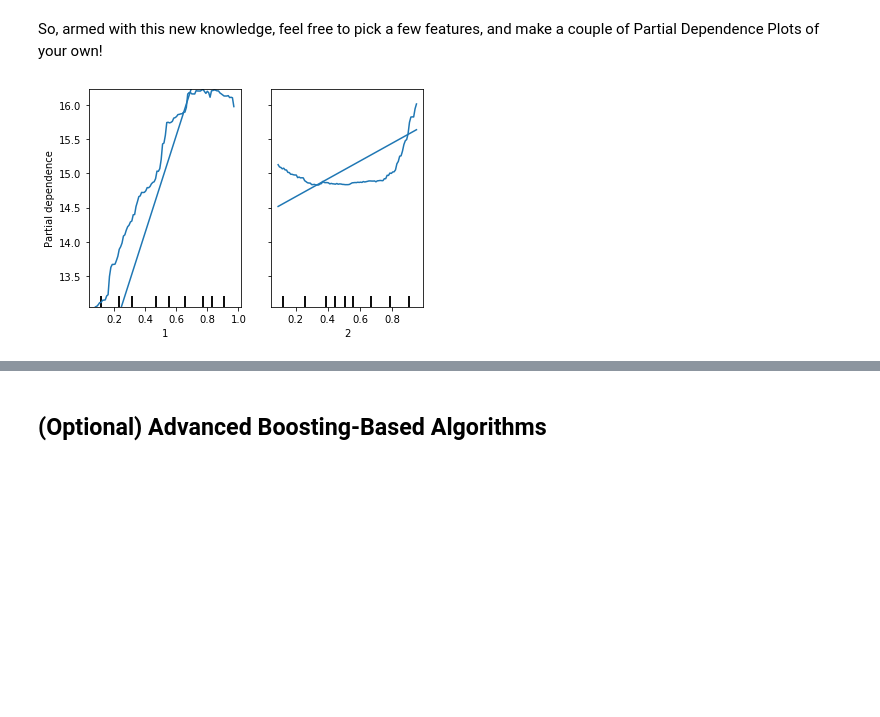
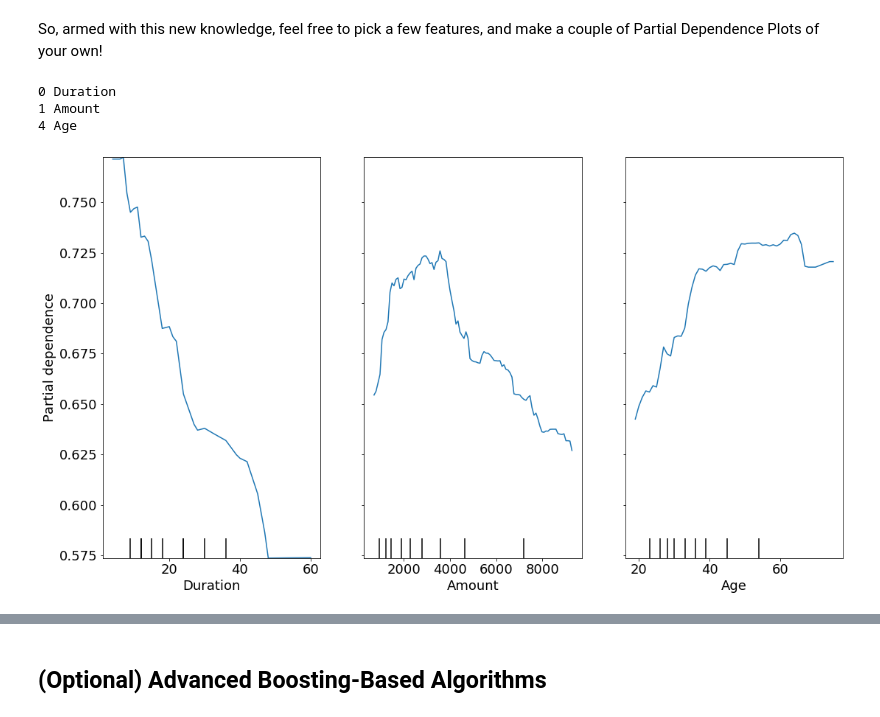
Before and after one commit to ryanjmccall/mec-mini-projects, a Jupyter notebook: mec-13.5.1-tree-based-algorithms-mini-project/Mini_Project_Tree-Based_Algorithms.ipynb, the cells around one changed output, grey strips where cells are left out. Drawn from its saved outputs; the diff is of its cells as text; code cells hidden in the pictures; blank space fills up the shorter version.

```diff
--- a/mec-13.5.1-tree-based-algorithms-mini-project/Mini_Project_Tree-Based_Algorithms.ipynb
+++ b/mec-13.5.1-tree-based-algorithms-mini-project/Mini_Project_Tree-Based_Algorithms.ipynb
@@ -354,17 +333,17 @@ ERROR: Cannot uninstall matplotlib 3.4.3, RECORD file not found. You might be ab
 While we encourage you to read the documentation for the package (and reading package documentation in general is a good habit to develop), the authors of the package have also written an excellent blog post on how to use it, showing examples on different algorithms from scikit-learn (the Random Forests example is towards the end of the blog post): https://briangriner.github.io/Partial_Dependence_Plots_presentation-BrianGriner-PrincetonPublicLibrary-4.14.18-updated-4.22.18.html
 # %% [markdown]
 So, armed with this new knowledge, feel free to pick a few features, and make a couple of Partial Dependence Plots of your own!
-# %%
-from sklearn.inspection import plot_partial_dependence
-from sklearn.datasets import make_friedman1
-from sklearn.linear_model import LinearRegression
-from sklearn.ensemble import RandomForestRegressor
-X, y = make_friedman1()
-est1 = LinearRegression().fit(X, y)
-est2 = RandomForestRegressor().fit(X, y)
-disp1 = plot_partial_dependence(est1, X,
-                                 [1, 2])
-disp2 = plot_partial_dependence(est2, X, [1, 2],
-                                 ax=disp1.axes_)
-# %% [output]
-[figure, removed]
+# %%
+for i, v in enumerate(X_train.columns):
+    if v in {'Amount', 'Age', 'Duration'}:
+        print(i, v)
+# %% [output]
+0 Duration
+1 Amount
+4 Age
+# %%
+from sklearn.inspection import plot_partial_dependence
+
+plot_partial_dependence(rf, X_train, features=[0, 1, 4])
+# %% [output]
+[figure, added]
```
Also changed, not shown: parts of 10 cells of this notebook.
